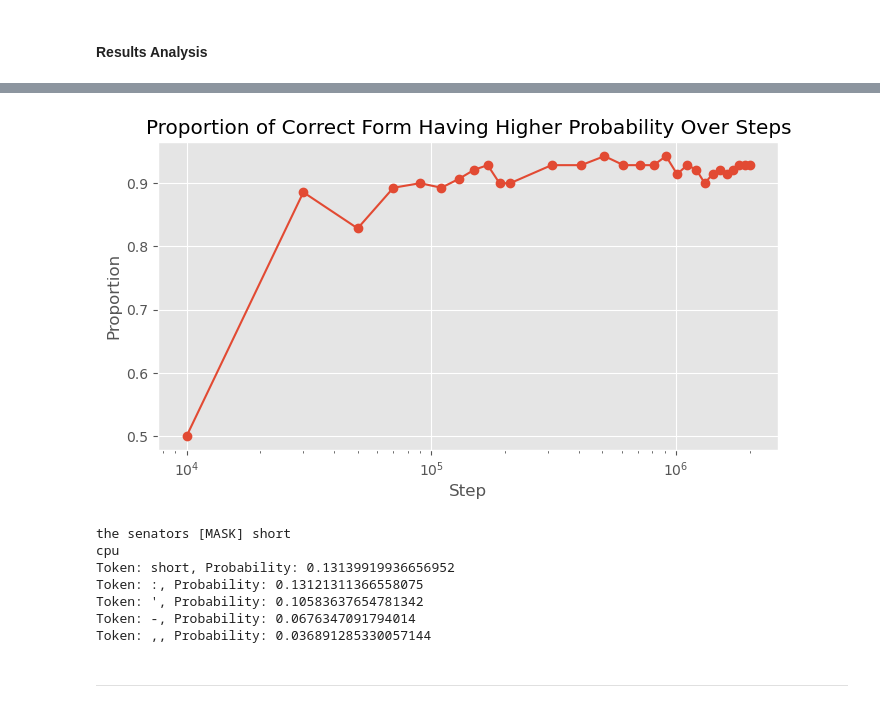
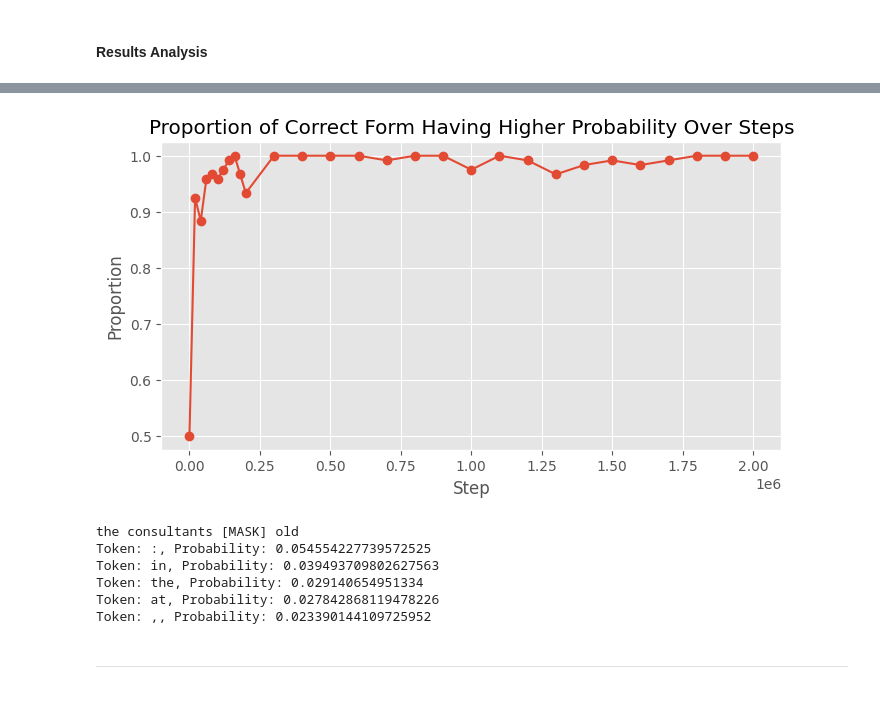
Before and after one commit to NazaninShafiabadi/word-acquisition-language-models, a Jupyter notebook: syntax_acquisition.ipynb, the cells around one changed output, grey strips where cells are left out. Saved outputs shown, nothing was run; the diff lists cells and outputs as text; code cells hidden in the pictures.

```diff
--- a/syntax_acquisition.ipynb
+++ b/syntax_acquisition.ipynb
@@ -180,11 +233,11 @@ def plot_proportion_correct(df):
 
     plt.style.use('ggplot')
     plt.figure(figsize=(8, 4))
-    plt.plot(proportion_df['step'] + 10000, proportion_df['proportion'], marker='o')
+    plt.plot(proportion_df['step'], proportion_df['proportion'], marker='o')
     plt.xlabel('Step')
     plt.ylabel('Proportion')
     plt.title('Proportion of Correct Form Having Higher Probability Over Steps')
-    plt.xscale('log')
+    # plt.xscale('log')
     plt.show()
 # %%
 def unmask(sentence, checkpoint):
@@ -266,0 +303,3 @@ results_df
+# %%
+simple_agrmt_results = pd.read_csv('results/simple_agrmt_results.csv', sep='\t')
+simple_agrmt_results
@@ -277,22 +330,21 @@ plot_full_corpus(results_df)
 # %%
-plot_proportion_correct(results_df)
+plot_proportion_correct(simple_agrmt_results)
 # %% [output]
-[figure, old version]
+[figure, new version]
 # %%
 import random
 
-sentence = random.choice(results_df['masked_sent'])
+sentence = random.choice(simple_agrmt_results['masked_sent'])
 print(sentence)
 
 unmask(sentence, 'google/multiberts-seed_0-step_2000k')
 # %% [output]
-the senators [MASK] short
-cpu
-Token: short, Probability: 0.13139919936656952
-Token: :, Probability: 0.13121311366558075
-Token: ', Probability: 0.10583637654781342
-Token: -, Probability: 0.0676347091794014
-Token: ,, Probability: 0.036891285330057144
+the consultants [MASK] old
+Token: :, Probability: 0.054554227739572525
+Token: in, Probability: 0.039493709802627563
+Token: the, Probability: 0.029140654951334
+Token: at, Probability: 0.027842868119478226
+Token: ,, Probability: 0.023390144109725952
 # %% [markdown]
 ---
 # %% [markdown]
```
Also changed, not shown: parts of 17 cells of this notebook, 3 other files.
